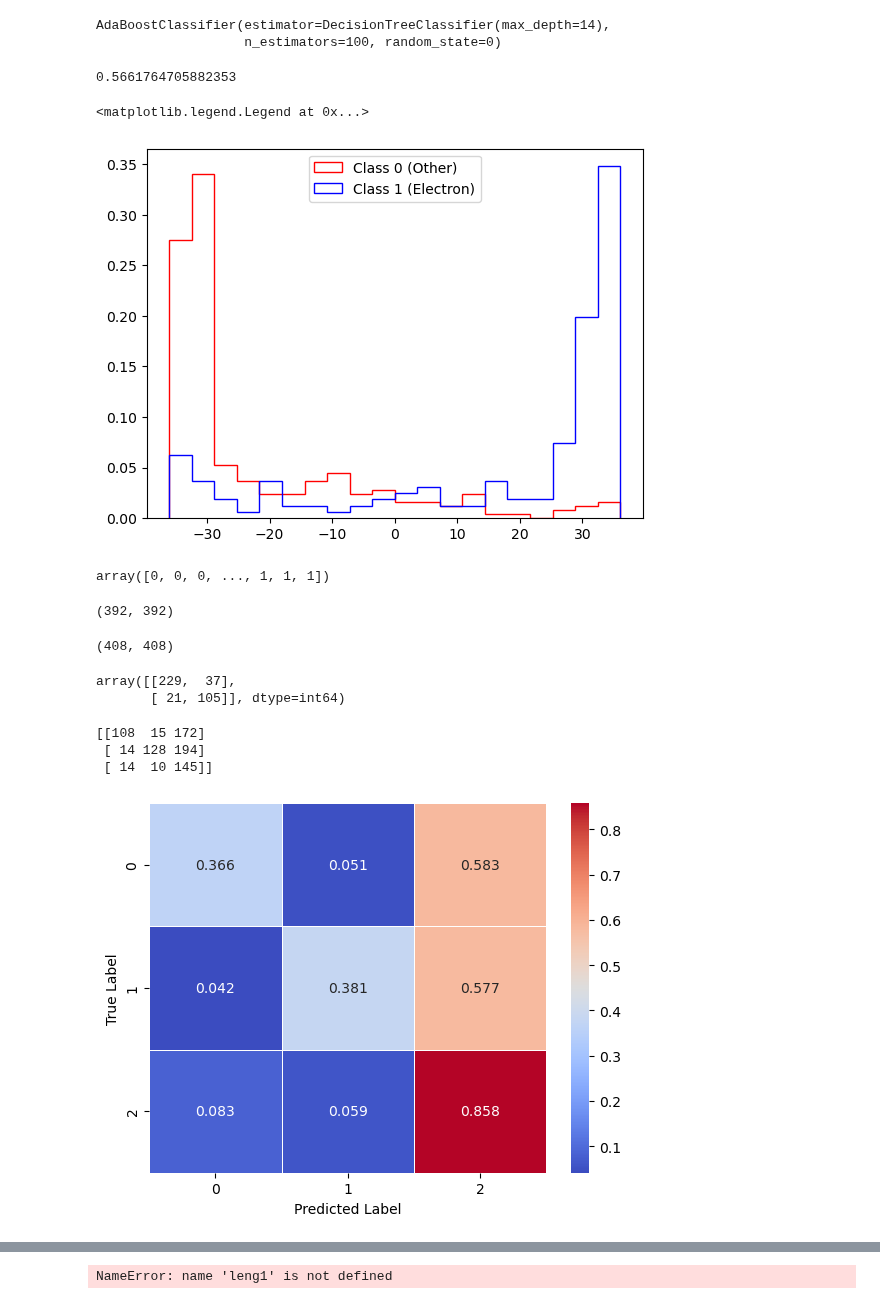
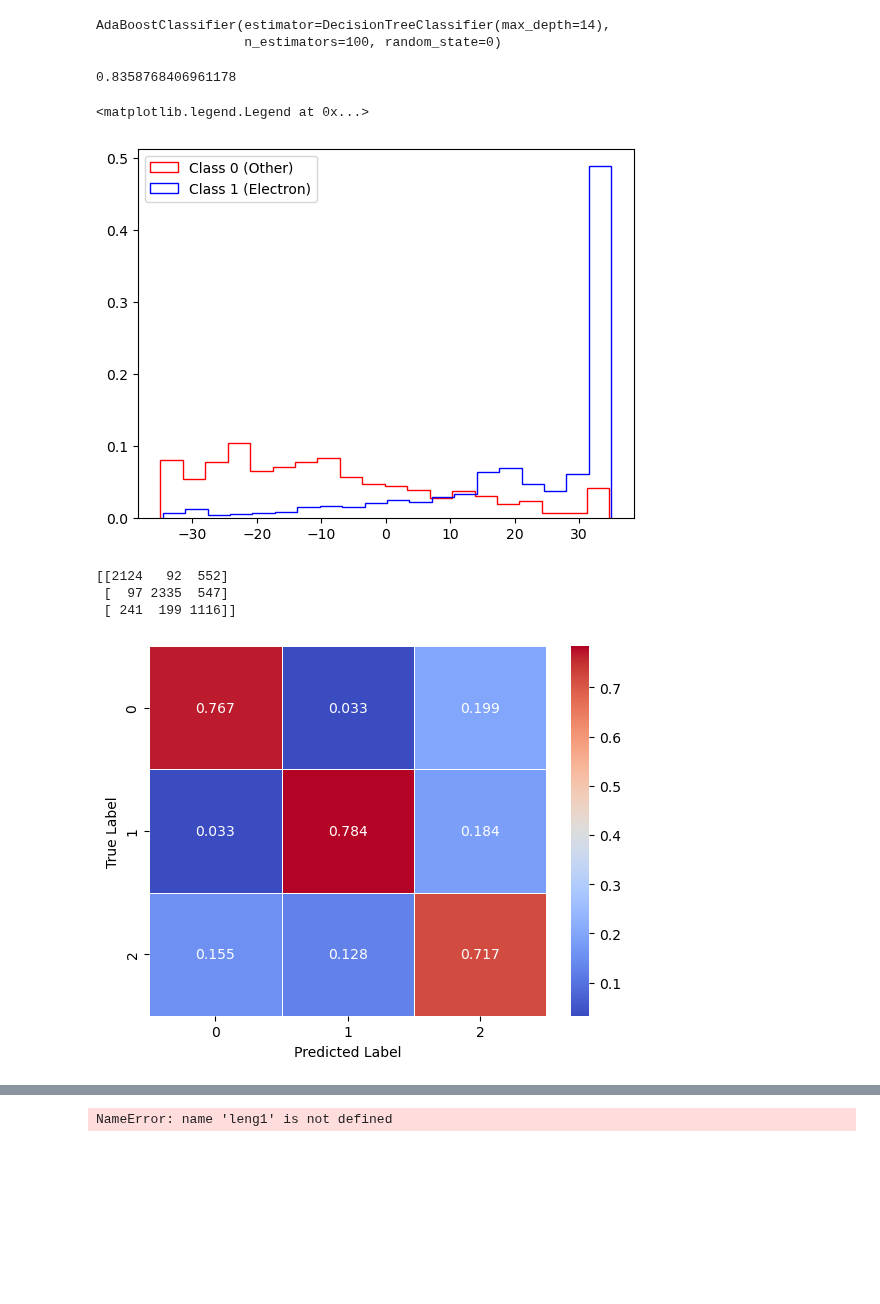
Before and after one commit to mohummudh/neutrinos-dune, a Jupyter notebook: andrew/6bdt_eventclassNEW/BDTEventClass-Copy1.ipynb, the cells around one changed output, grey strips where cells are left out. Cells and saved outputs as stored; diff of their text form; code cells hidden in the pictures; blank space fills up the shorter version.

```diff
--- a/andrew/6bdt_eventclassNEW/BDTEventClass-Copy1.ipynb
+++ b/andrew/6bdt_eventclassNEW/BDTEventClass-Copy1.ipynb
@@ -665,3 +535,0 @@ showerdata, showertruth = shwfeatures()
-# %%
-showerdata = np.array(showerdata)
-showertruth = np.array(showertruth)
@@ -712,25 +538,25 @@ y_test_shw = np.delete(showertruth, indices_70_percents, axis=0)
 base = DecisionTreeClassifier(max_depth=14)
 bdts = AdaBoostClassifier(estimator=base, n_estimators=100, random_state=0)
 # Fit the BDT to the training set
-bdts.fit(x_train_shw, y_train_shw)
+bdts.fit(x_train_shower, y_train_shower)
 # %% [output]
 AdaBoostClassifier(estimator=DecisionTreeClassifier(max_depth=14),
                    n_estimators=100, random_state=0)
 # %%
 # Check the training set classification performance
-bdtt.score(x_test_shw, y_test_shw)
+bdts.score(x_test_shower, y_test_shower)
 # %% [output]
-0.5661764705882353
+0.8358768406961178
 # %%
 #allll = np.concatenate((x_train_shw, x_test_shw))
 # %%
-fs = bdts.decision_function(x_test_shw)
+fs = bdts.decision_function(x_test_shower)
 min_f = np.round(np.min(fs), 1)
 max_f = np.round(np.max(fs), 1)
 #bins = np.linspace(min_f, max_f, 4 * int((max_f - min_f) / 0.1) + 1)
 bins = 20
-cls_0_f = fs[np.where(y_test_shw == 0)]
-cls_1_f = fs[np.where(y_test_shw == 1)]
+cls_0_f = fs[np.where(y_test_shower == 0)]
+cls_1_f = fs[np.where(y_test_shower == 1)]
 weights_0 = np.ones_like(cls_0_f) / len(cls_0_f)
 weights_1 = np.ones_like(cls_1_f) / len(cls_1_f)
 plt.hist(cls_0_f, color='r', weights=weights_0, bins=bins, histtype='step', label='Class 0 (Other)')
@@ -738,9 +564,4 @@ plt.hist(cls_1_f, color='b', weights=weights_1, bins=bins, histtype='step', labe
 plt.legend()
 # %% [output]
 <matplotlib.legend.Legend at 0x...>
-[figure, old version]
+[figure, new version]
-# %%
-truth = np.load("truth_data.npy")
-truth
-# %% [output]
-array([0, 0, 0, ..., 1, 1, 1])
@@ -753,47 +568,26 @@ shb = np.delete(sha, indices_70_percents, axis=0)
-# %%
-len(trb), len(ft)
-# %% [output]
-(392, 392)
-# %%
-len(shb), len(fs)
-# %% [output]
-(408, 408)
-# %%
-pred = []
-for n, i in enumerate(ft):
-    if i >= -10.5:
-        pred.append(1)
-    if i < -10.5:
-        pred.append(0)
-trut = y_test_trk
-# %%
-confusion_matrix(trut, pred)
-# %% [output]
-array([[229,  37],
-       [ 21, 105]], dtype=int64)
 # %%
-tcut = 0
-scut = 0
+tcut = -3.5
+scut = -0.5
 predictions = []
 for n, i in enumerate(ft):
     if i >= tcut:
         predictions.append(0)
     if i < tcut:
         predictions.append(2)
 for n, i in enumerate(fs):
     if i >= scut:
         predictions.append(1)
     if i < scut:
         predictions.append(2)
-truthh = np.concatenate((trb,shb))
+truthh = np.concatenate((tracktruth,showertruth))
 conf_matrix = confusion_matrix(truthh, predictions)
 conf_matrix_decimals = conf_matrix.astype('float') / conf_matrix.sum(axis=1)[:, np.newaxis]
 heatmap = sns.heatmap(conf_matrix_decimals, annot=True, cmap='coolwarm', fmt=".3f", linewidths=.5, square=False)
 plt.xlabel('Predicted Label')
 plt.ylabel('True Label')
 print(conf_matrix)
 # %% [output]
-[[108  15 172]
- [ 14 128 194]
- [ 14  10 145]]
+[[2124   92  552]
+ [  97 2335  547]
+ [ 241  199 1116]]
-[figure, old version]
+[figure, new version]
```
Also changed, not shown: parts of 65 cells of this notebook, 11 other files.
